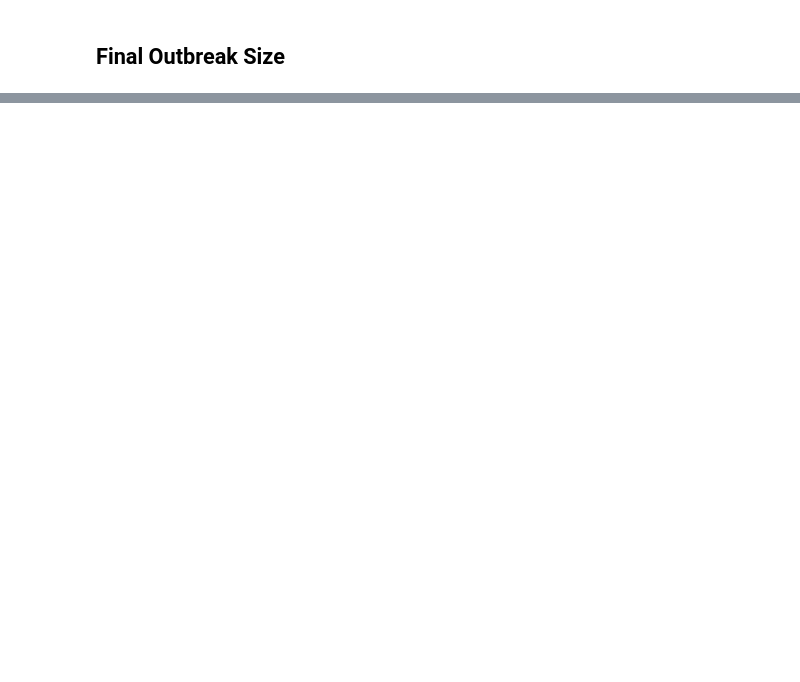
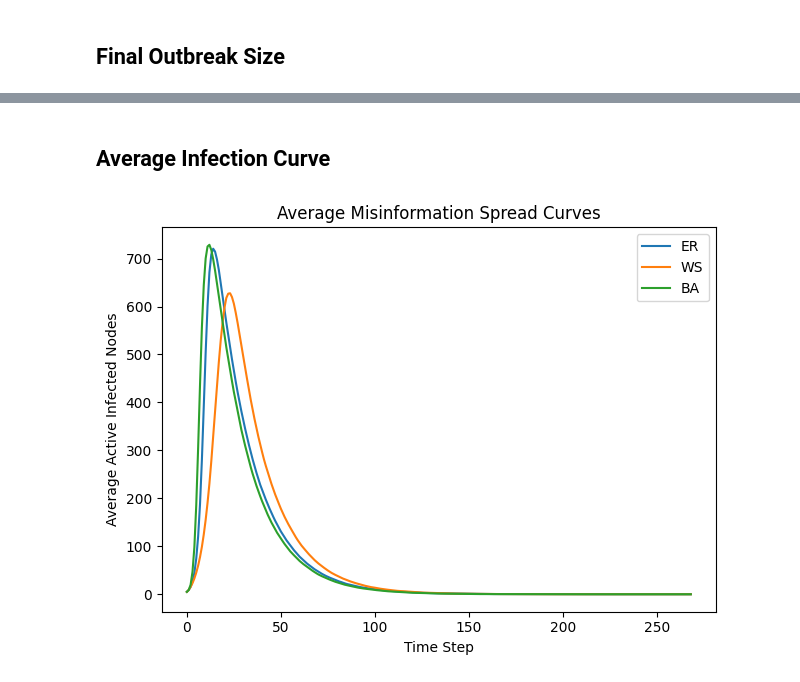
Before and after one commit to ishn29/misinformation-topology-research, a Jupyter notebook: notebooks/baseline_analysis.ipynb, the cells around one changed output, grey strips where cells are left out. Cells and saved outputs as stored; diff of their text form; code cells hidden in the pictures; blank space fills up the shorter version.

```diff
--- a/notebooks/baseline_analysis.ipynb
+++ b/notebooks/baseline_analysis.ipynb
@@ -27,0 +88,41 @@ df.groupby("topology")["final_size"].mean().plot.bar()
+# %% [markdown]
+## Average Infection Curve
+# %%
+with open(DATA_DIR / "baseline_curves.json", "r") as f:
+    curves = json.load(f)
+
+max_length = max(len(item["infected_counts"]) for item in curves)
+
+curve_rows = []
+
+for item in curves:
+    curve = item["infected_counts"]
+    padded_curve = curve + [0] * (max_length - len(curve))
+
+    for t, infected in enumerate(padded_curve):
+        curve_rows.append({
+            "topology": item["topology"],
+            "trial": item["trial"],
+            "time": t,
+            "infected": infected
+        })
+
+curve_df = pd.DataFrame(curve_rows)
+
+avg_curve = curve_df.groupby(["topology", "time"])["infected"].mean().reset_index()
+
+plt.figure()
+
+for topology in ["ER", "WS", "BA"]:
+    subset = avg_curve[avg_curve["topology"] == topology]
+    plt.plot(subset["time"], subset["infected"], label=topology)
+
+plt.xlabel("Time Step")
+plt.ylabel("Average Active Infected Nodes")
+plt.title("Average Misinformation Spread Curves")
+plt.legend()
+plt.tight_layout()
+plt.savefig(FIGURE_DIR / "baseline_average_curves.png", dpi=300)
+plt.show()
+# %% [output]
+[figure, added]
```
Also changed, not shown: parts of 10 cells of this notebook, 6 other files.
